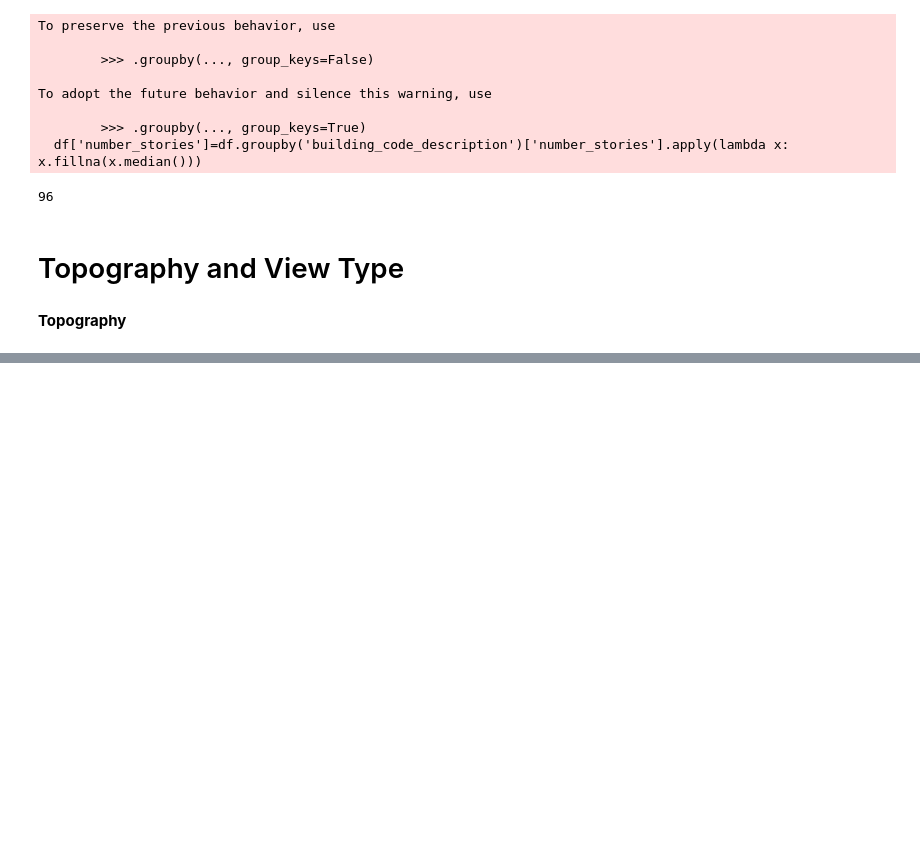
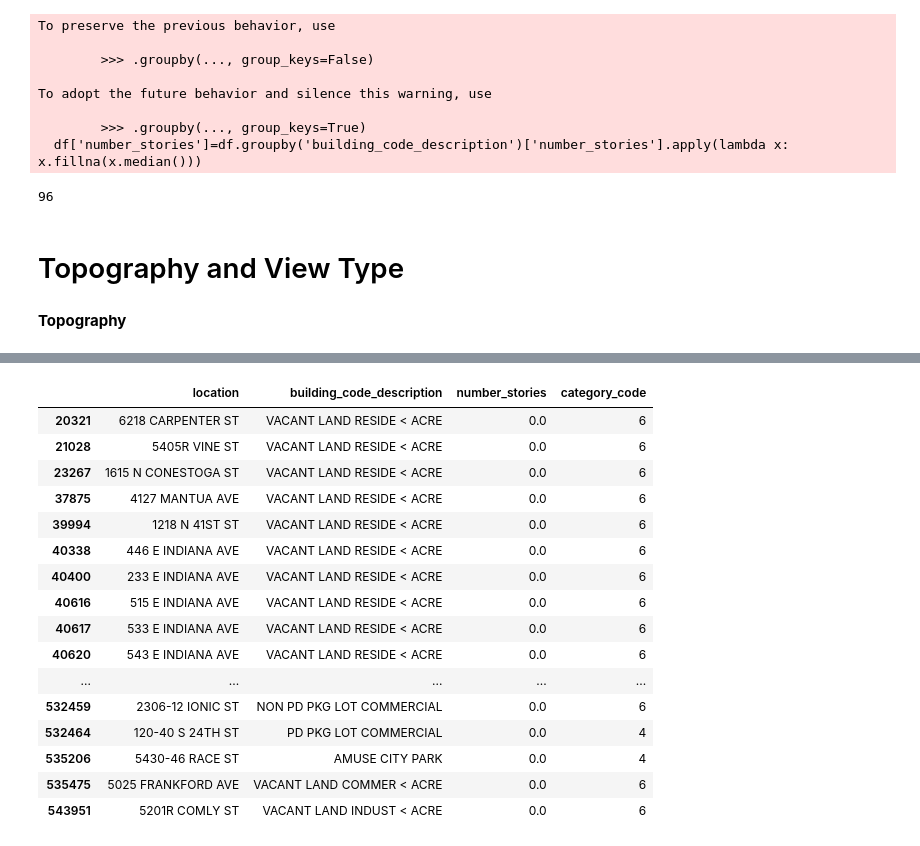
Before and after one commit to AP58PRAD/Philadelphia-House-Pricing, a Jupyter notebook: Data Cleaning.ipynb, the cells around one changed output, grey strips where cells are left out. Saved outputs shown, nothing was run; the diff lists cells and outputs as text; code cells hidden in the pictures; blank space fills up the shorter version.

Commit message:
Topography, View Type and EDA Data cleaned

```diff
--- a/Data Cleaning.ipynb
+++ b/Data Cleaning.ipynb
@@ -2161,0 +2219,20 @@ df['number_stories'].isna().sum()
+# %%
+df[(df['number_stories']==0)&(df['view_type']=='A')][['location','building_code_description','number_stories','category_code']]
+# %% [output]
+|  | location | building_code_description | number_stories | category_code |
+| 20321 | 6218 CARPENTER ST | VACANT LAND RESIDE < ACRE | 0.0 | 6 |
+| 21028 | 5405R VINE ST | VACANT LAND RESIDE < ACRE | 0.0 | 6 |
+| 23267 | 1615 N CONESTOGA ST | VACANT LAND RESIDE < ACRE | 0.0 | 6 |
+| 37875 | 4127 MANTUA AVE | VACANT LAND RESIDE < ACRE | 0.0 | 6 |
+| 39994 | 1218 N 41ST ST | VACANT LAND RESIDE < ACRE | 0.0 | 6 |
+| 40338 | 446 E INDIANA AVE | VACANT LAND RESIDE < ACRE | 0.0 | 6 |
+| 40400 | 233 E INDIANA AVE | VACANT LAND RESIDE < ACRE | 0.0 | 6 |
+| 40616 | 515 E INDIANA AVE | VACANT LAND RESIDE < ACRE | 0.0 | 6 |
+| 40617 | 533 E INDIANA AVE | VACANT LAND RESIDE < ACRE | 0.0 | 6 |
+| 40620 | 543 E INDIANA AVE | VACANT LAND RESIDE < ACRE | 0.0 | 6 |
+| ... | ... | ... | ... | ... |
+| 532459 | 2306-12 IONIC ST | NON PD PKG LOT COMMERCIAL | 0.0 | 6 |
+| 532464 | 120-40 S 24TH ST | PD PKG LOT COMMERCIAL | 0.0 | 4 |
+| 535206 | 5430-46 RACE ST | AMUSE CITY PARK | 0.0 | 4 |
+| 535475 | 5025 FRANKFORD AVE | VACANT LAND COMMER < ACRE | 0.0 | 6 |
+| 543951 | 5201R COMLY ST | VACANT LAND INDUST < ACRE | 0.0 | 6 |
```
Also changed, not shown: parts of 76 cells of this notebook, 1 other file.
